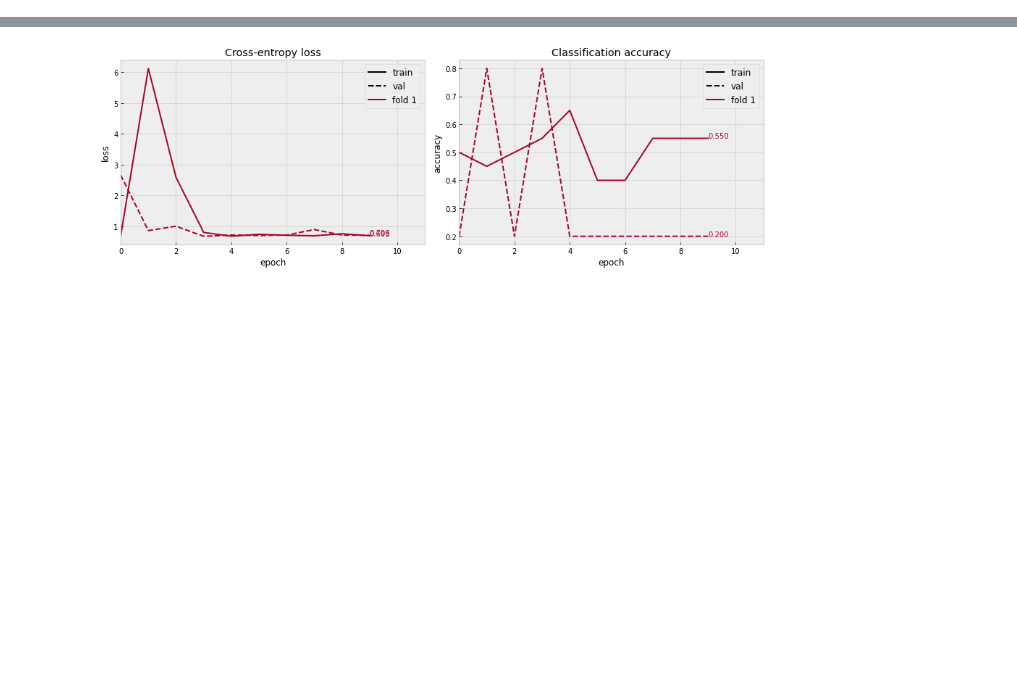
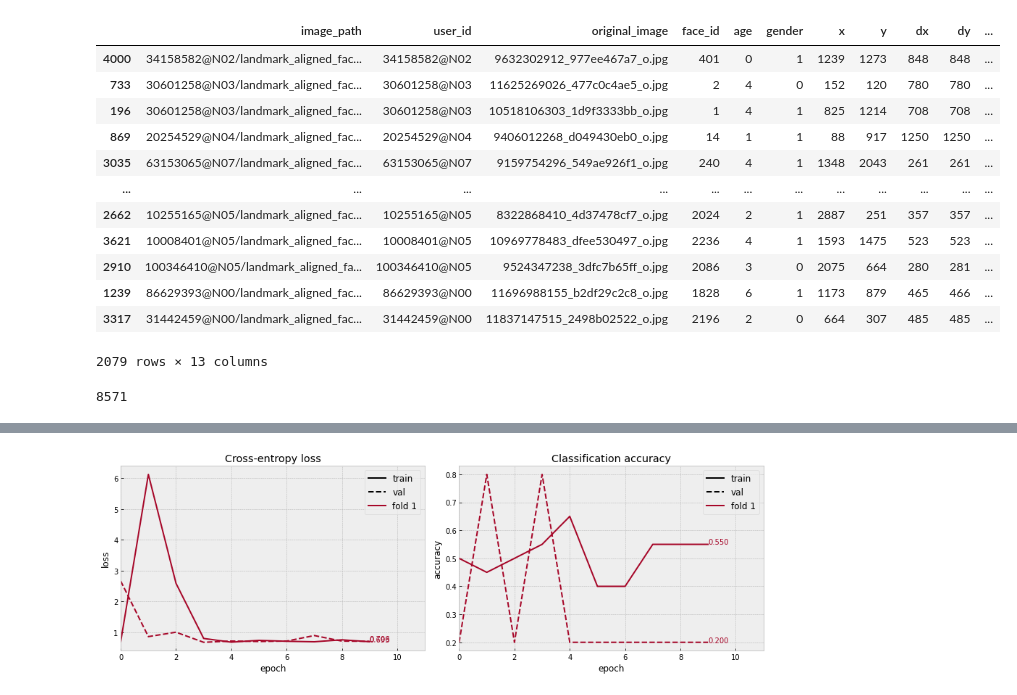
Before and after one commit to tejasr112002/Gender_recognition, a Jupyter notebook: test.ipynb, the cells around one changed output, grey strips where cells are left out. Drawn from its saved outputs; the diff is of its cells as text; code cells hidden in the pictures; blank space fills up the shorter version.

```diff
--- a/test.ipynb
+++ b/test.ipynb
@@ -6,0 +46,21 @@ turn_off_warnings()
+# %%
+df
+# %% [output]
+|  | image_path | user_id | original_image | face_id | age | gender | x | y | dx | dy | ... |
+| 4000 | 34158582@N02/landmark_aligned_fac... | 34158582@N02 | 9632302912_977ee467a7_o.jpg | 401 | 0 | 1 | 1239 | 1273 | 848 | 848 | ... |
+| 733 | 30601258@N03/landmark_aligned_fac... | 30601258@N03 | 11625269026_477c0c4ae5_o.jpg | 2 | 4 | 0 | 152 | 120 | 780 | 780 | ... |
+| 196 | 30601258@N03/landmark_aligned_fac... | 30601258@N03 | 10518106303_1d9f3333bb_o.jpg | 1 | 4 | 1 | 825 | 1214 | 708 | 708 | ... |
+| 869 | 20254529@N04/landmark_aligned_fac... | 20254529@N04 | 9406012268_d049430eb0_o.jpg | 14 | 1 | 1 | 88 | 917 | 1250 | 1250 | ... |
+| 3035 | 63153065@N07/landmark_aligned_fac... | 63153065@N07 | 9159754296_549ae926f1_o.jpg | 240 | 4 | 1 | 1348 | 2043 | 261 | 261 | ... |
+| ... | ... | ... | ... | ... | ... | ... | ... | ... | ... | ... | ... |
+| 2662 | 10255165@N05/landmark_aligned_fac... | 10255165@N05 | 8322868410_4d37478cf7_o.jpg | 2024 | 2 | 1 | 2887 | 251 | 357 | 357 | ... |
+| 3621 | 10008401@N05/landmark_aligned_fac... | 10008401@N05 | 10969778483_dfee530497_o.jpg | 2236 | 4 | 1 | 1593 | 1475 | 523 | 523 | ... |
+| 2910 | 100346410@N05/landmark_aligned_fa... | 100346410@N05 | 9524347238_3dfc7b65ff_o.jpg | 2086 | 3 | 0 | 2075 | 664 | 280 | 281 | ... |
+| 1239 | 86629393@N00/landmark_aligned_fac... | 86629393@N00 | 11696988155_b2df29c2c8_o.jpg | 1828 | 6 | 1 | 1173 | 879 | 465 | 466 | ... |
+| 3317 | 31442459@N00/landmark_aligned_fac... | 31442459@N00 | 11837147515_2498b02522_o.jpg | 2196 | 2 | 0 | 664 | 307 | 485 | 485 | ... |
+2079 rows × 13 columns
+# %%
+sum(df.gender ==0)
+sum(df.gender ==1)
+# %% [output]
+8571
```
Also changed, not shown: parts of 9 cells of this notebook, 4 other files.
